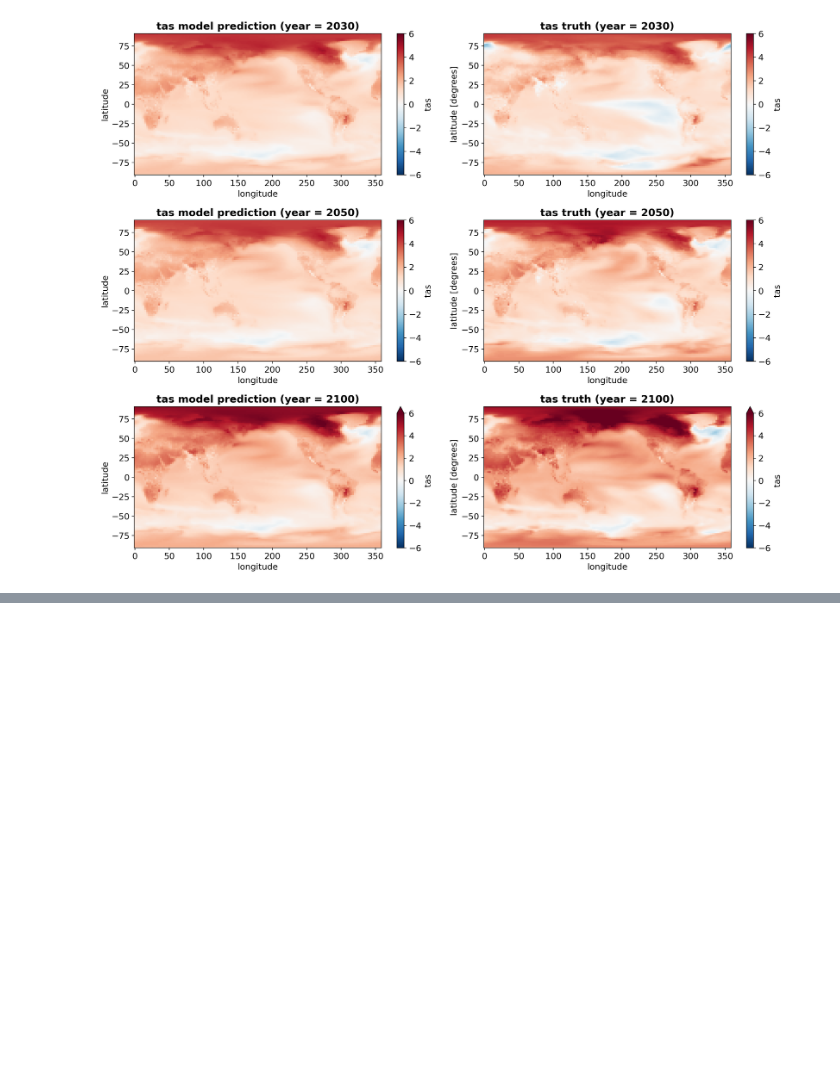
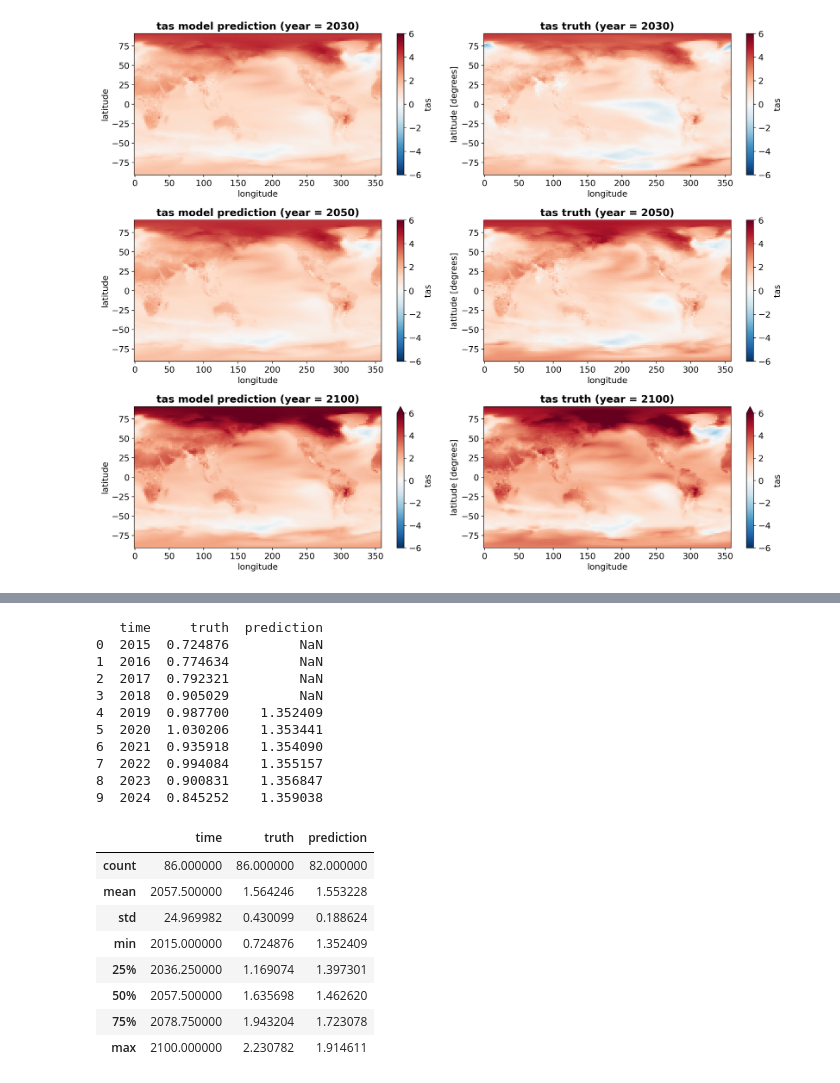
Before and after one commit to leap-stc/EAEE4000_ML_for_Env_Eng_Sci, a Jupyter notebook: ClimateBench_tutorials/LSTM_example.ipynb, the cells around one changed output, grey strips where cells are left out. Cells and saved outputs as stored; diff of their text form; code cells hidden in the pictures; blank space fills up the shorter version.

```diff
--- a/ClimateBench_tutorials/LSTM_example.ipynb
+++ b/ClimateBench_tutorials/LSTM_example.ipynb
@@ -248,0 +322,41 @@ plt.tight_layout()
+# %%
+# get global mean temperature
+def global_mean(X,var='tas'):
+    weights  = np.cos(np.deg2rad(X.latitude))
+    tas_mean = X['tas'].weighted(weights).mean(['latitude', 'longitude']).data
+    return tas_mean
+
+tas_mean_xr = global_mean(y_test_xr)
+tas_mean_pre = global_mean(y_test_pre)
+
+# put into dataframe
+df_globalmean_test = pd.DataFrame()
+df_globalmean_test["time"] = y_test_xr.sel(latitude=lat,longitude=lon,method='nearest').tas.to_dataframe().index
+df_globalmean_test["truth"] = tas_mean_xr
+df_globalmean_test["prediction"] = np.nan
+df_globalmean_test.loc[4:, "prediction"] = tas_mean_pre # prediction start from 2019
+print(df_globalmean_test.head(10))
+
+# summary statistics of the dataframe
+df_globalmean_test.describe()
+# %% [output]
+   time     truth  prediction
+0  2015  0.724876         NaN
+1  2016  0.774634         NaN
+2  2017  0.792321         NaN
+3  2018  0.905029         NaN
+4  2019  0.987700    1.352409
+5  2020  1.030206    1.353441
+6  2021  0.935918    1.354090
+7  2022  0.994084    1.355157
+8  2023  0.900831    1.356847
+9  2024  0.845252    1.359038
+|  | time | truth | prediction |
+| count | 86.000000 | 86.000000 | 82.000000 |
+| mean | 2057.500000 | 1.564246 | 1.553228 |
+| std | 24.969982 | 0.430099 | 0.188624 |
+| min | 2015.000000 | 0.724876 | 1.352409 |
+| 25% | 2036.250000 | 1.169074 | 1.397301 |
+| 50% | 2057.500000 | 1.635698 | 1.462620 |
+| 75% | 2078.750000 | 1.943204 | 1.723078 |
+| max | 2100.000000 | 2.230782 | 1.914611 |
```
Also changed, not shown: parts of 10 cells of this notebook, 2 other files.
